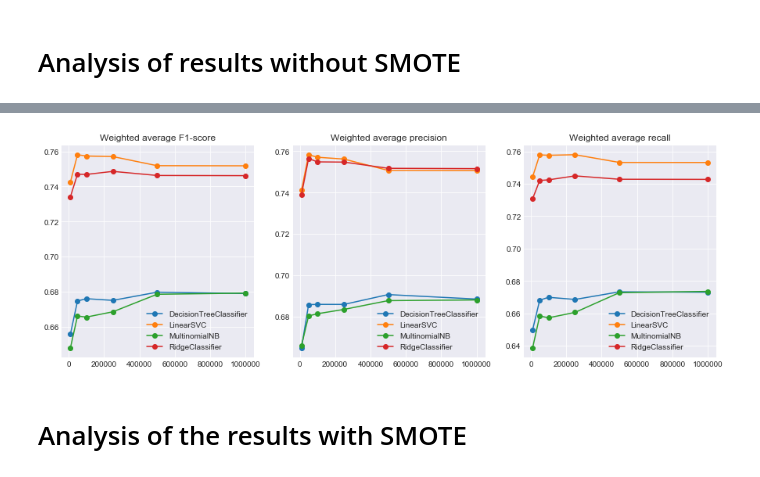
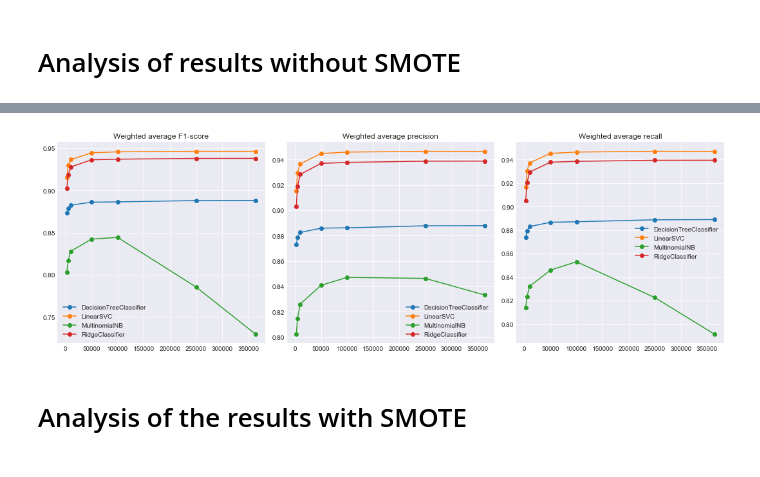
Before and after one commit to SimonKenoby/Master-Thesis-Fake-News-Dectection, a Jupyter notebook: Code/Analysis/analysis1.ipynb, the cells around one changed output, grey strips where cells are left out. Drawn from its saved outputs; the diff is of its cells as text; code cells hidden in the pictures.

```diff
--- a/Code/Analysis/analysis1.ipynb
+++ b/Code/Analysis/analysis1.ipynb
@@ -15,8 +19,8 @@ collection = db.results
 # %% [markdown]
 # Analysis of results without SMOTE
 # %%
-results = pd.DataFrame(columns = ['model', 'type', 'recall', 'precision', 'max_features', 'f1'])
-for result in collection.find({'experiment_id' : 9}, {'report' : 1, '_id' : 0, 'max_features' : 1, 'smote' : 1, 'downsampling' : 1}):
+results = pd.DataFrame(columns = ['model', 'max_features', 'type', 'recall', 'precision', 'f1'])
+for result in collection.find({'experiment_id' : 24}, {'report' : 1, '_id' : 0, 'max_features' : 1, 'smote' : 1, 'downsampling' : 1}):
     for model in result['report']:
         results = results.append({'model' : model['model'], 'type' : 'fake', 'recall' : model['classification_report']['fake']['recall'], 'precision' : model['classification_report']['fake']['precision'], 'max_features' : result['max_features'], 'f1' : model['classification_report']['weighted avg']['f1-score']}, ignore_index=True)
         results = results.append({'model' : model['model'], 'type' : 'reliable', 'recall' : model['classification_report']['reliable']['recall'], 'precision' : model['classification_report']['reliable']['precision'], 'max_features' : result['max_features'], 'f1' : model['classification_report']['weighted avg']['f1-score']}, ignore_index=True)
@@ -23,5 +51,5 @@ for result in collection.find({'experiment_id' : 9}, {'report' : 1, '_id' : 0, '
 # %%
-results['max_features'] = results['max_features'].apply(lambda x: math.log10(x))
+#results['max_features'] = results['max_features'].apply(lambda x: math.log10(x))
 # %%
 fig, axes = plt.subplots(nrows = 1, ncols = 2, figsize=(15,5))
 for key, grp in results[results['type'] == 'fake'].groupby(['model']):
@@ -57,5 +87,5 @@ for key, grp in results[results['type'] == 'reliable'].groupby(['model']):
 # %%
 results = pd.DataFrame(columns = ['model', 'recall', 'precision', 'max_features', 'f1'])
-for result in collection.find({'experiment_id' : 10}, {'report' : 1, '_id' : 0, 'max_features' : 1, 'smote' : 1, 'downsampling' : 1}):
+for result in collection.find({'experiment_id' : 24}, {'report' : 1, '_id' : 0, 'max_features' : 1, 'smote' : 1, 'downsampling' : 1}):
     for model in result['report']:
         results = results.append({'model' : model['model'], 'recall' : model['classification_report']['weighted avg']['recall'], 'precision' : model['classification_report']['weighted avg']['precision'], 'max_features' : result['max_features'], 'f1' : model['classification_report']['weighted avg']['f1-score']}, ignore_index=True)
@@ -62,21 +116,22 @@ for result in collection.find({'experiment_id' : 10}, {'report' : 1, '_id' : 0,
 # %%
 fig, axes = plt.subplots(nrows = 1, ncols = 3, figsize=(15,5))
 for key, grp in results.groupby(['model']):
     axes[0].plot(grp['max_features'], grp['f1'], label=key, marker='o')
     axes[0].set_title('Weighted average F1-score')
     #axes[0].xscale('log')
     axes[0].legend()
     axes[1].plot(grp['max_features'], grp['precision'], label=key, marker='o')
     axes[1].set_title('Weighted average precision')
     #axes[0].xscale('log')
     axes[1].legend()
     axes[2].plot(grp['max_features'], grp['recall'], label=key, marker='o')
     axes[2].set_title('Weighted average recall')
     #axes[0].xscale('log')
     axes[2].legend()
-#plt.savefig('output/liar-liar_f1_ML.pdf')
+plt.tight_layout()
+plt.savefig('output/ML_fake_average.pdf')
 # %% [output]
-[figure, old version]
+[figure, new version]
 # %% [markdown]
 # Analysis of the results with SMOTE
 # %%
```
Also changed, not shown: parts of 12 cells of this notebook, 28 other files.
